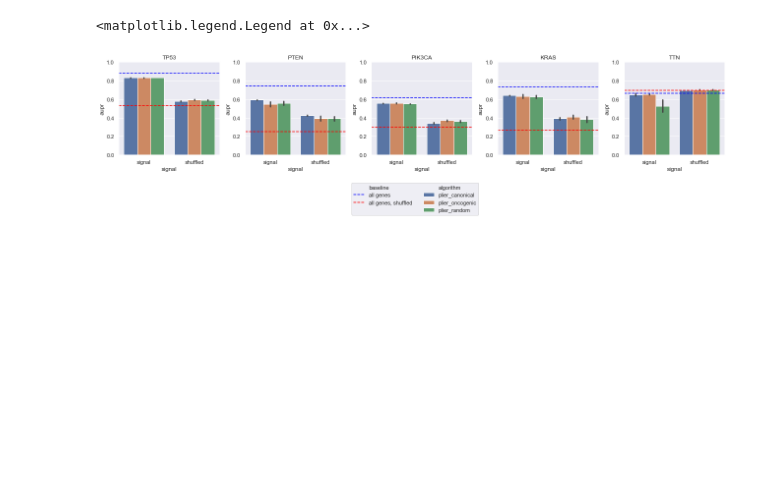
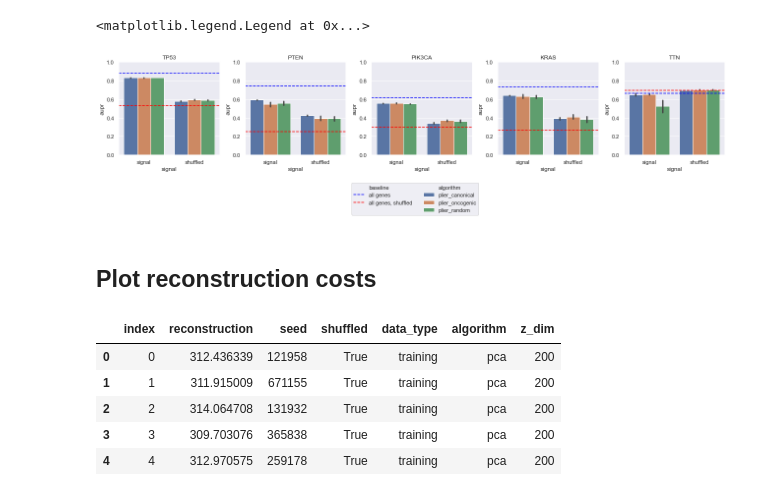
Before and after one commit to jjc2718/netreg, a Jupyter notebook: 4.plot_mutation_results.ipynb, the cells around one changed output. Cells and saved outputs as stored; diff of their text form; code cells hidden in the pictures; blank space fills up the shorter version.

```diff
--- a/4.plot_mutation_results.ipynb
+++ b/4.plot_mutation_results.ipynb
@@ -258,3 +258,40 @@ plt.figlegend(handles, labels, loc='lower center', bbox_to_anchor=(0.5, 0.025),
 # %% [output]
 <matplotlib.legend.Legend at 0x...>
 [figure]
+# %% [markdown]
+## Plot reconstruction costs
+# %%
+pathway_dirs = ['canonical_pathways', 'oncogenic_pathways', 'random_pathways']
+algs = ['pca', 'nmf', 'plier']
+recon_df = None
+for pw_dir in pathway_dirs:
+    full_pw_dir = os.path.join(cfg.models_dir, pw_dir)
+    for fname in os.listdir(full_pw_dir):
+        if fname.startswith('.'): continue
+        if 'reconstruction' not in fname: continue
+        num_components = int(fname.split('_')[0])
+        pw_df = pd.read_csv(os.path.join(full_pw_dir, fname), sep='\t')
+        for alg in algs:
+            if alg not in pw_df.columns: continue
+            alg_name = (alg + '_' + pw_dir.split('_')[0] if alg == 'plier' else alg)
+            algs_to_drop = (set(algs) - set([alg])).intersection(set(pw_df.columns.values))
+            alg_df = (
+                pw_df.copy()
+                     .drop(columns=algs_to_drop)
+                     .assign(algorithm=alg_name, z_dim=num_components)
+                     .rename(columns={alg: 'reconstruction'})
+            )
+            if recon_df is None:
+                recon_df = alg_df
+            else:
+                recon_df = pd.concat((recon_df, alg_df))
+
+recon_df.reset_index(inplace=True)
+recon_df.head()
+# %% [output]
+|  | index | reconstruction | seed | shuffled | data_type | algorithm | z_dim |
+| 0 | 0 | 312.436339 | 121958 | True | training | pca | 200 |
+| 1 | 1 | 311.915009 | 671155 | True | training | pca | 200 |
+| 2 | 2 | 314.064708 | 131932 | True | training | pca | 200 |
+| 3 | 3 | 309.703076 | 365838 | True | training | pca | 200 |
+| 4 | 4 | 312.970575 | 259178 | True | training | pca | 200 |
```
Also changed, not shown: parts of 2 cells of this notebook.
